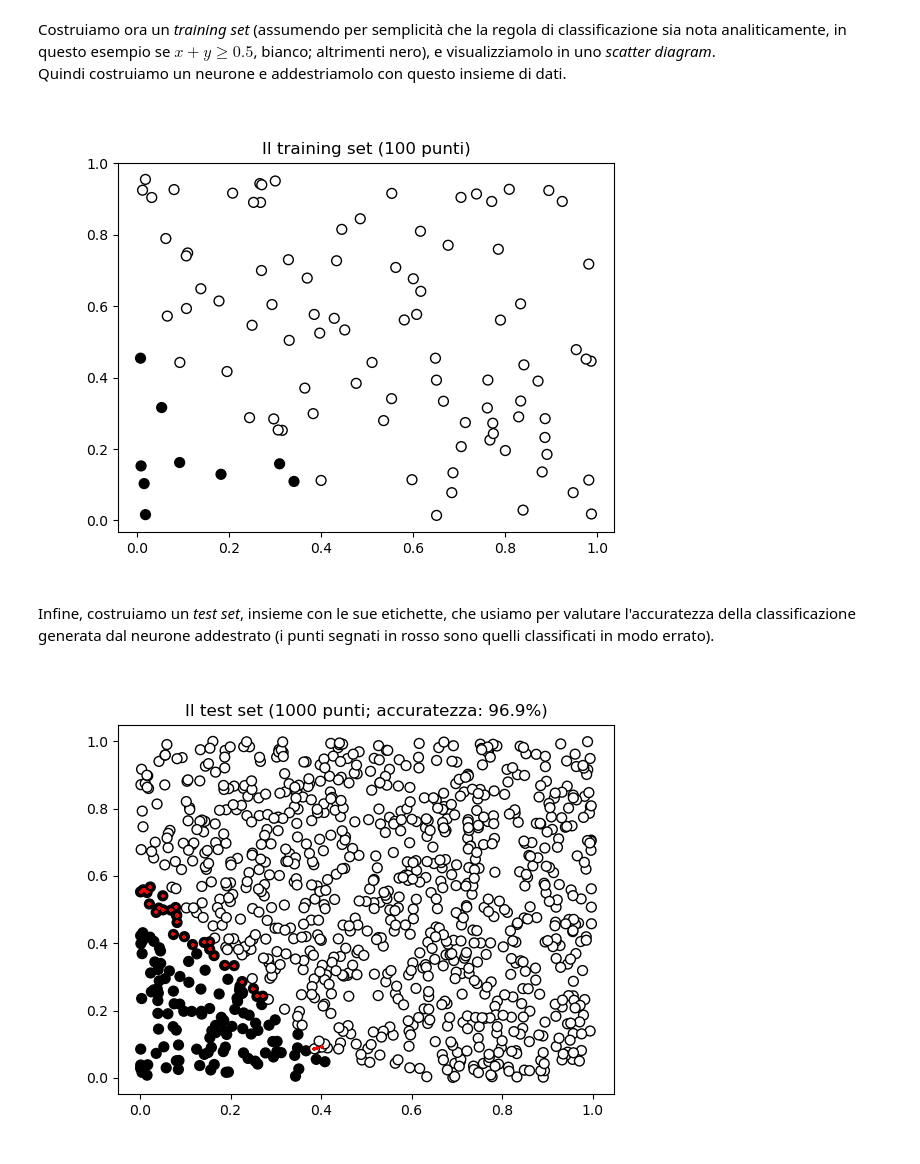
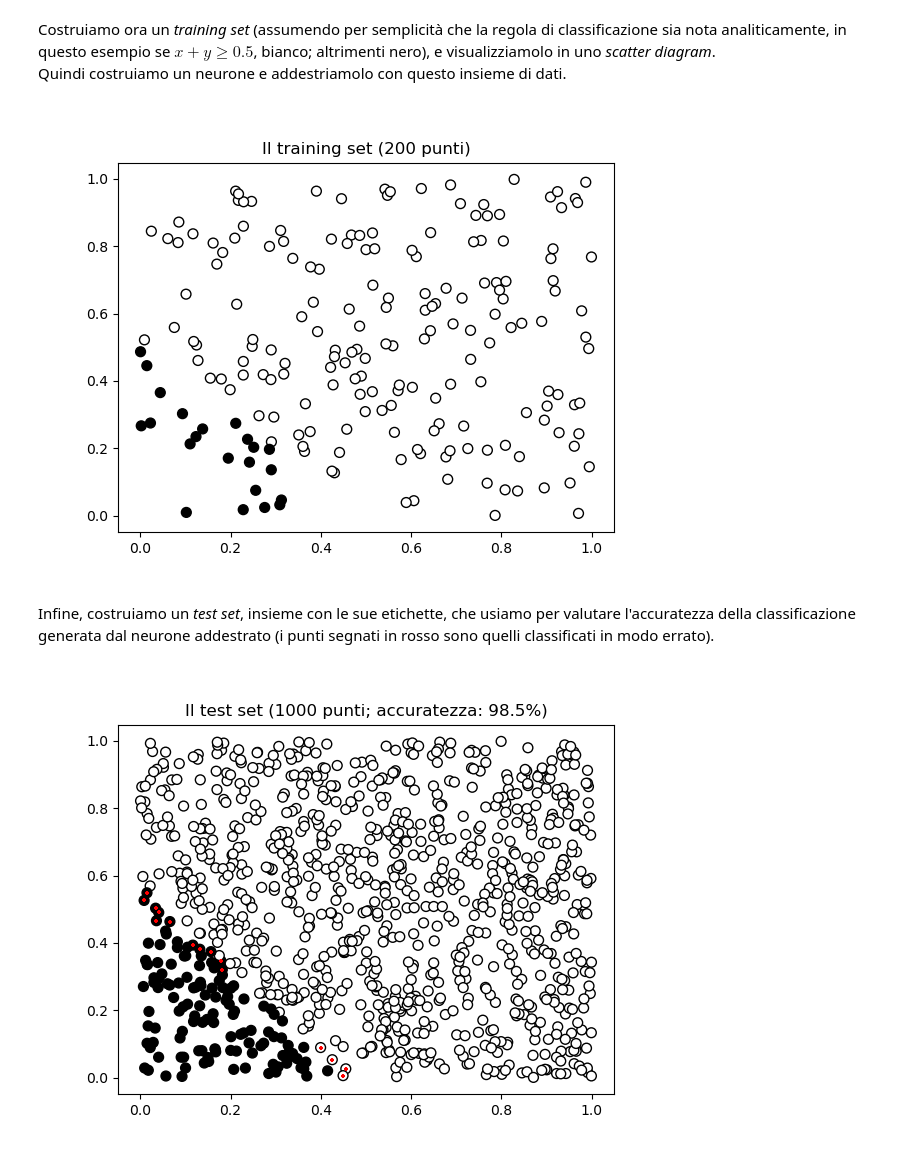
Before and after one commit to lmari/nn, a Jupyter notebook: perceptron/perceptron.ipynb, the cells around one changed output. Saved outputs shown, nothing was run; the diff lists cells and outputs as text; code cells hidden in the pictures.

```diff
--- a/perceptron/perceptron.ipynb
+++ b/perceptron/perceptron.ipynb
@@ -51,15 +51,17 @@ class Perceptron:
         return 1 if np.sum(self.weights * input) >= self.threshold else 0
 
 
-    def train(self, input:np.ndarray, label:int):
-        """Addestra il neurone: processo a un passo e un punto ("forward and backward pass").
+    def train(self, inputs:np.ndarray, labels:np.ndarray):
+        """Addestra il neurone: processo a un passo ("forward and backward pass").
 
         Args:
-            input (np.ndarray): vettore di addestramento
-            label (int): 0 o 1 come risultato atteso ("valore vero") della classificazione"""
-        r = self.classify(input)                # genera l'etichetta di una classe...
-        if r == 0 and label == 1: self.weights += input * self.training_sens    # ... e quindi correggi i pesi
-        if r == 1 and label == 0: self.weights -= input * self.training_sens    # se il risultato non è corretto
+            inputs (np.ndarray): vettore di posizioni
+            labels (np.ndarray): vettore di colori (0 o 1)
+        """
+        for i in range(labels.shape[0]):
+            r = self.classify(inputs[i])               # genera l'etichetta di una classe...
+            if r == 0 and labels[i] == 1: self.weights += inputs[i] * self.training_sens    # ... e quindi correggi i pesi
+            if r == 1 and labels[i] == 0: self.weights -= inputs[i] * self.training_sens    # se il risultato non è corretto
 
 
     def evaluate(self, proposed:np.ndarray, true:np.ndarray) -> float:
@@ -78,24 +80,22 @@ Quindi costruiamo un neurone e addestriamolo con questo insieme di dati.
 # %%
 def gen_dataset(size:int=100):
     data = np.random.random(size=(size,2))
     labels = (data[:,0]+data[:,1] >= 0.5).astype(int)
     return data, labels
 
-training_size = 100        # questo è il parametro critico!
+training_size = 200        # questo è il parametro critico!
 data, labels = gen_dataset(training_size)
 
 plt.figure(1)
 plt.clf()
 plt.title(f'Il training set ({training_size} punti)')
 plt.scatter(data[:,0],data[:,1], s=50, c=labels, edgecolors='black', cmap='gray')
 plt.show()
 
 perceptron = Perceptron()
-
-for i in range(training_size):
-    perceptron.train(np.asarray([data[i,0], data[i,1]]), labels[i])
+perceptron.train(data, labels)
 # %% [output]
-[figure, old version]
+[figure, new version]
 # %% [markdown]
 Infine, costruiamo un _test set_, insieme con le sue etichette, che usiamo per valutare l'accuratezza della classificazione generata dal neurone addestrato (i punti segnati in rosso sono quelli classificati in modo errato).
 # %%
@@ -116,4 +116,4 @@ plt.scatter(data[:,0],data[:,1], s=50, c=labels, edgecolors='black', cmap='gray'
 plt.scatter(wrong_class[:,0],wrong_class[:,1], s=10, c='red', marker='+')
 plt.show()
 # %% [output]
-[figure, old version]
+[figure, new version]
```
Also changed, not shown: 5 other files.
